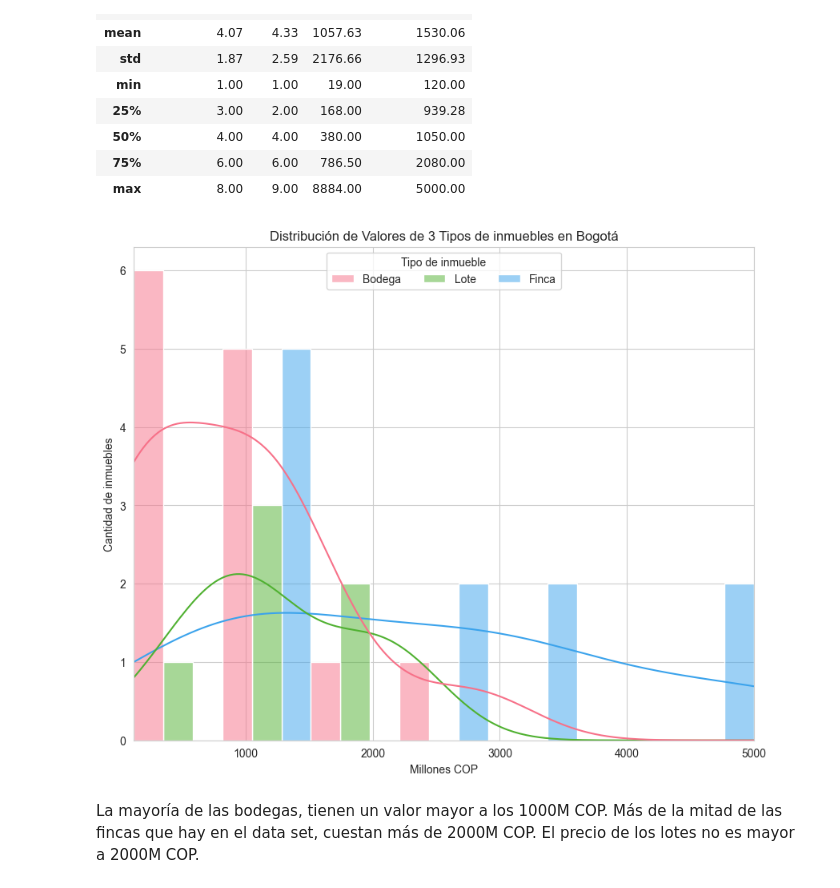
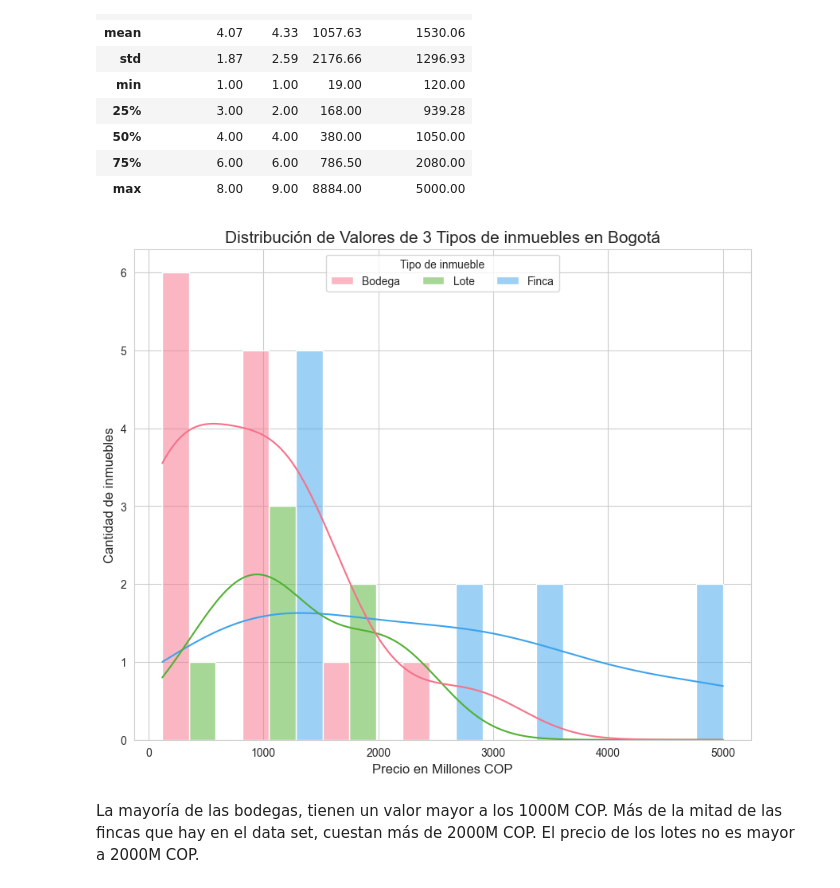
Before and after one commit to GabyLE/Inmersion-en-datos-Alura, a Jupyter notebook: Clase_2/Inmersion-alura-clase2.ipynb, the cells around one changed output. Cells and saved outputs as stored; diff of their text form; code cells hidden in the pictures.

```diff
--- a/Clase_2/Inmersion-alura-clase2.ipynb
+++ b/Clase_2/Inmersion-alura-clase2.ipynb
@@ -153,11 +153,14 @@ inmuebles['Precio_Millon'].plot.hist(bins = 10)
 # %%
 # superficie donde se realiza el gráfico
 plt.figure(figsize=(10,8)) # figsize = (ancho, altura)
-g1 = sns.histplot(data = inmuebles, x = 'Precio_Millon', kde = True, hue='Tipo', palette='Set3')
-# kde:
-g1.set_title('Distribución de Valores de los inmuebles en Bogotá')
+sns.set_style("whitegrid")
+g1 = sns.histplot(data = inmuebles, x = 'Precio_Millon', kde = True, hue='Tipo', palette='husl')
+# kde: kernel density estimate (KDE) represents the data using a continuous probability density curve in one or more dimensions.
+g1.set_title('Distribución de Valores de los inmuebles en Bogotá', fontsize=25)
 # límite eje x
 plt.xlim((50, 1000)) # para el primer valor se toma un número cercano al valor mínimo
+plt.xlabel("Precio en Millones de COP", fontsize=20)
+plt.ylabel("Frecuencia de los inmuebles", fontsize=20)
 #plt.savefig('valor_inmuebles.png', format='png')
 plt.show()
 # %% [output]
@@ -165,6 +168,7 @@ plt.show()
 # %%
 plt.figure(figsize=(10,8)) # figsize = (ancho, altura)
-g2 = sns.histplot(data = inmuebles, x = 'Precio_Millon', kde = True, hue='Tipo', palette='Set3')
+sns.set_style("whitegrid")
+g2 = sns.histplot(data = inmuebles, x = 'Precio_Millon', kde = True, hue='Tipo', palette='husl')
 # kde:
 g2.set_title('Distribución de Valores de los inmuebles en Bogotá (Zoom)')
 # límite eje x
@@ -226,15 +232,15 @@ down_3.describe()
 | max | 8.00 | 9.00 | 8884.00 | 5000.00 |
 # %%
 plt.figure(figsize=(10,8)) # figsize = (ancho, altura)
+sns.set_style("whitegrid")
 g3 = sns.histplot(data = down_3, x = 'Precio_Millon', kde = True, hue='Tipo', palette='husl', multiple='dodge')
-g3.set_title('Distribución de Valores de 3 Tipos de inmuebles en Bogotá')
-plt.ylabel('Cantidad de inmuebles')
-plt.xlabel('Millones COP')
+g3.set_title('Distribución de Valores de 3 Tipos de inmuebles en Bogotá', fontsize=15)
+plt.ylabel('Cantidad de inmuebles', fontsize=12)
+plt.xlabel('Precio en Millones COP', fontsize =12)
 sns.move_legend(g3, loc='upper center', ncol=3, title='Tipo de inmueble')
-plt.xlim((120,5000))
 plt.show()
 # %% [output]
-[figure, old version]
+[figure, new version]
 # %% [markdown]
 La mayoría de las bodegas, tienen un valor mayor a los 1000M COP. Más de la mitad de las fincas que hay en el data set, cuestan más de 2000M COP. El precio de los lotes no es mayor a 2000M COP.
 # %% [markdown]
```
Also changed, not shown: parts of 23 cells of this notebook, 13 other files.
